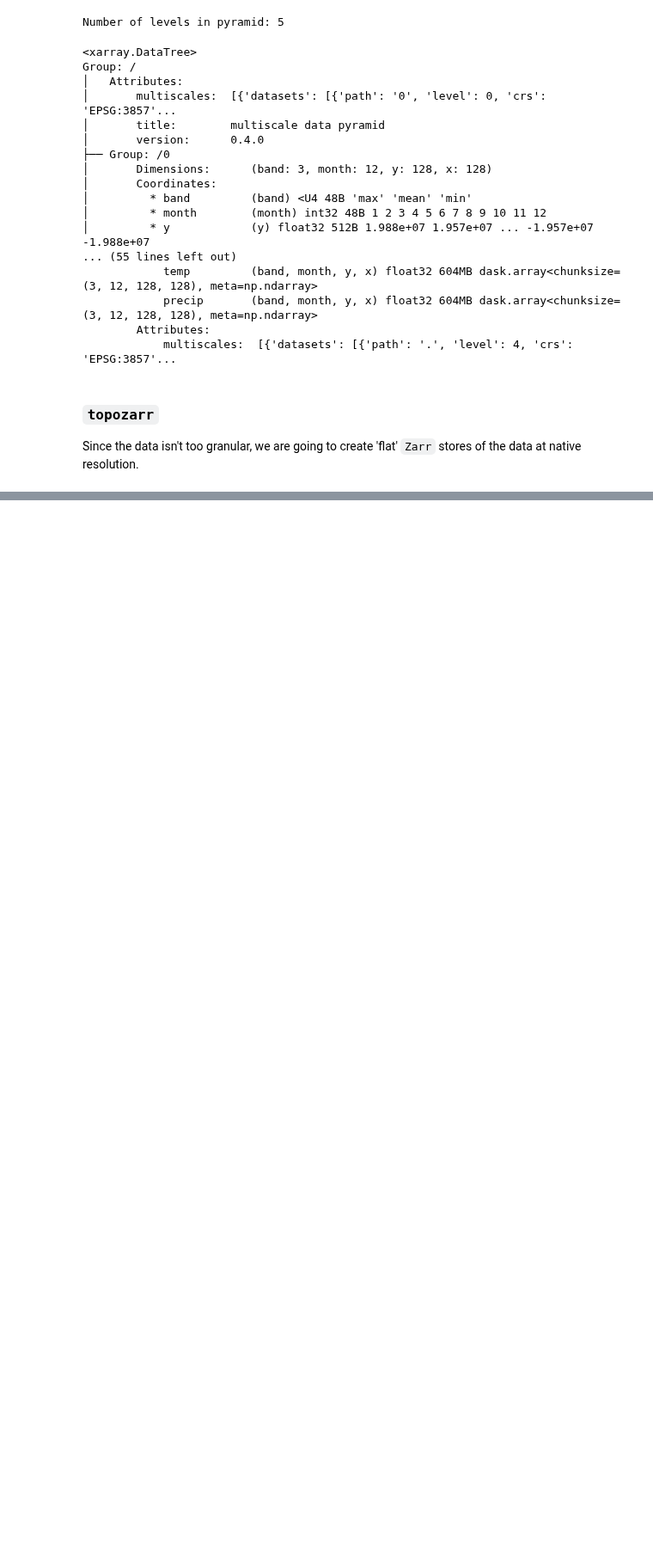
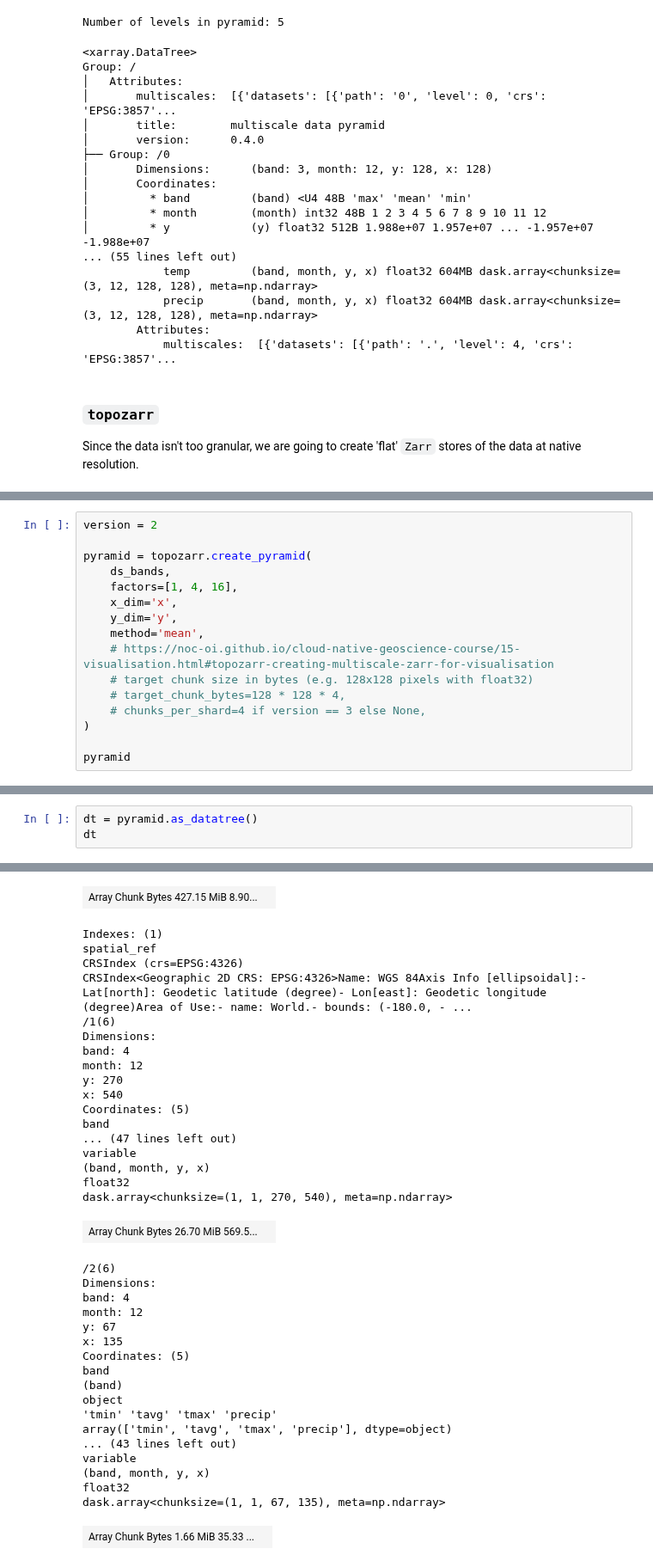
Before and after one commit to Jakidxav/zarr-layer-demo, a Jupyter notebook: data_processing/create-zarrs.ipynb, the cells around one changed output, grey strips where cells are left out. Shown at 86% size. Saved outputs shown, nothing was run; the diff lists cells and outputs as text; blank space fills up the shorter version.

```diff
--- a/data_processing/create-zarrs.ipynb
+++ b/data_processing/create-zarrs.ipynb
@@ -633,0 +700,16 @@ create_flat_zarr(ds_arrays_and_bands, 'arrays-and-bands')
+# %%
+version = 2
+
+pyramid = topozarr.create_pyramid(
+    ds_bands,
+    factors=[1, 4, 16],
+    x_dim='x',
+    y_dim='y',
+    method='mean',
+    # https://noc-oi.github.io/cloud-native-geoscience-course/15-visualisation.html#topozarr-creating-multiscale-zarr-for-visualisation
+    # target chunk size in bytes (e.g. 128x128 pixels with float32)
+    # target_chunk_bytes=128 * 128 * 4,
+    # chunks_per_shard=4 if version == 3 else None,
+)
+
+pyramid
@@ -633,0 +741,4 @@ create_flat_zarr(ds_arrays_and_bands, 'arrays-and-bands')
+# %%
+dt = pyramid.as_datatree()
+dt
+# %% [output]
@@ -633,0 +762,37 @@ create_flat_zarr(ds_arrays_and_bands, 'arrays-and-bands')
+| Array Chunk Bytes 427.15 MiB 8.90... |  |
+Indexes: (1)
+spatial_ref
+CRSIndex (crs=EPSG:4326)
+CRSIndex<Geographic 2D CRS: EPSG:4326>Name: WGS 84Axis Info [ellipsoidal]:- Lat[north]: Geodetic latitude (degree)- Lon[east]: Geodetic longitude (degree)Area of Use:- name: World.- bounds: (-180.0, - ...
+/1(6)
+Dimensions:
+band: 4
+month: 12
+y: 270
+x: 540
+Coordinates: (5)
+band
+... (47 lines left out)
+variable
+(band, month, y, x)
+float32
+dask.array<chunksize=(1, 1, 270, 540), meta=np.ndarray>
+| Array Chunk Bytes 26.70 MiB 569.5... |  |
+/2(6)
+Dimensions:
+band: 4
+month: 12
+y: 67
+x: 135
+Coordinates: (5)
+band
+(band)
+object
+'tmin' 'tavg' 'tmax' 'precip'
+array(['tmin', 'tavg', 'tmax', 'precip'], dtype=object)
+... (43 lines left out)
+variable
+(band, month, y, x)
+float32
+dask.array<chunksize=(1, 1, 67, 135), meta=np.ndarray>
+| Array Chunk Bytes 1.66 MiB 35.33 ... |  |
```
Also changed, not shown: parts of 15 cells of this notebook, 15 other files.
